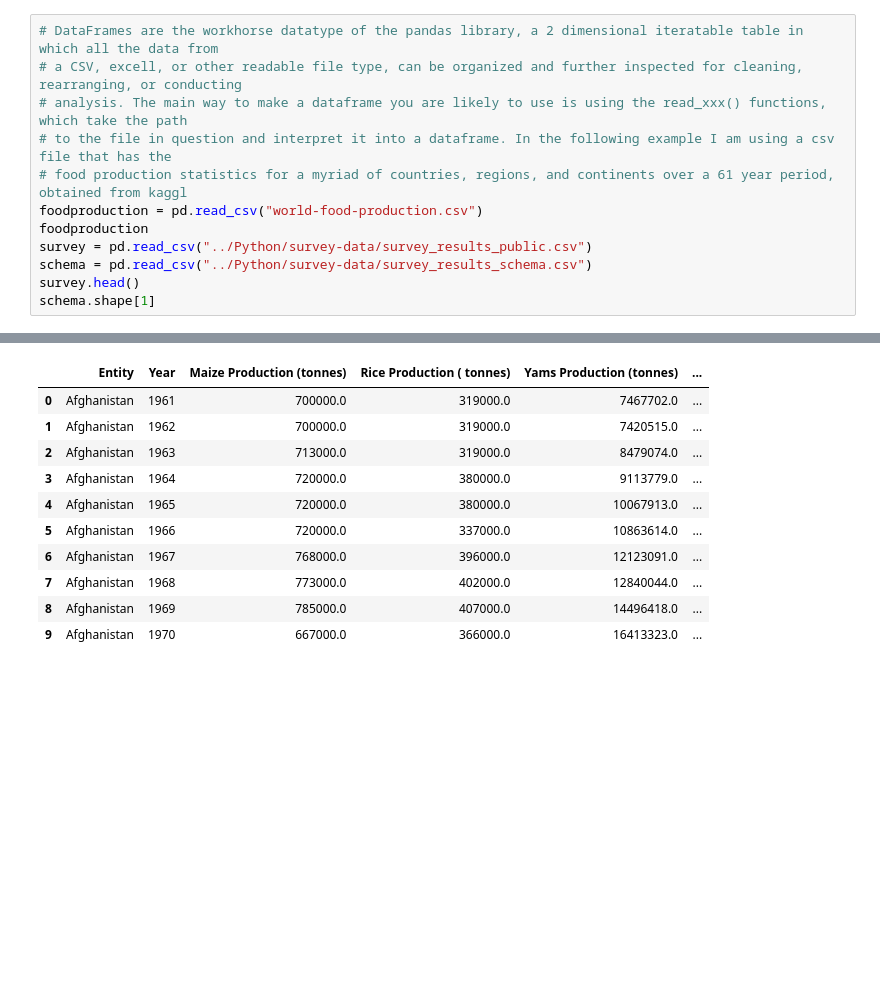
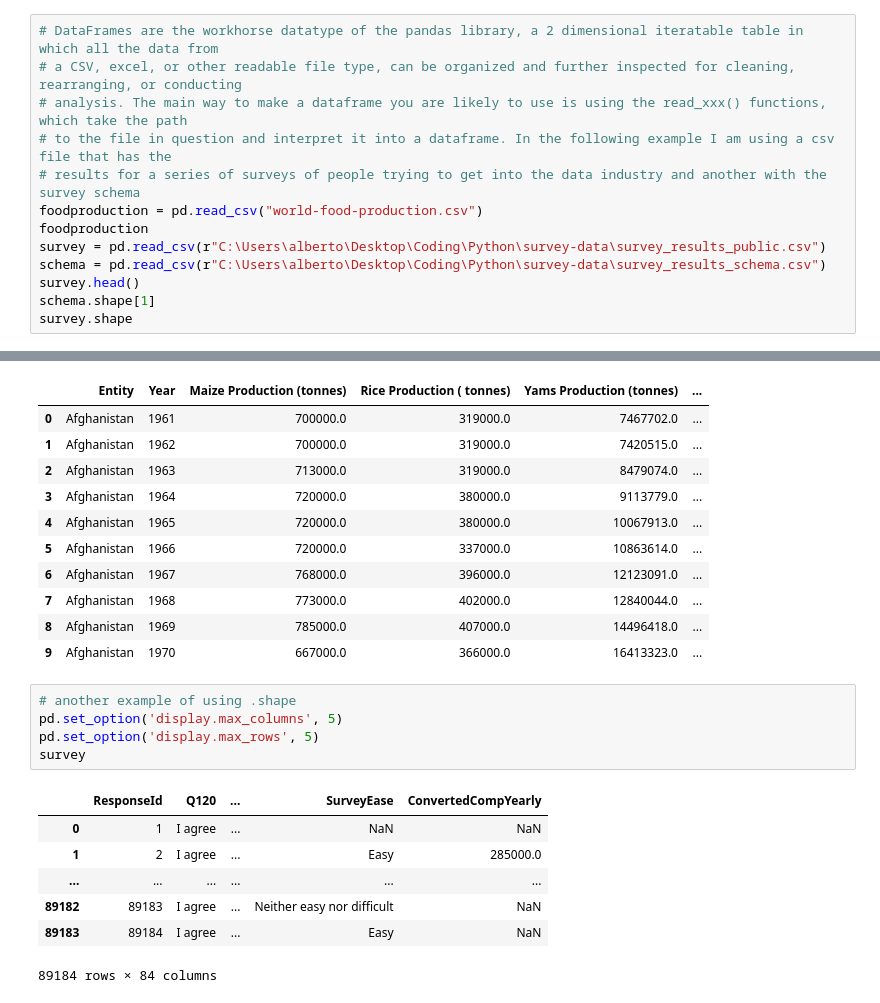
Before and after one commit to Maldior/hello-pandas, a Jupyter notebook: dataframes- and-series.ipynb, the cells around one changed output, grey strips where cells are left out. Drawn from its saved outputs; the diff is of its cells as text; blank space fills up the shorter version.

Commit message:
refresher and minor examples after the holidays

```diff
--- a/dataframes- and-series.ipynb
+++ b/dataframes- and-series.ipynb
@@ -2,14 +2,15 @@
 import pandas as pd
 # %%
 # DataFrames are the workhorse datatype of the pandas library, a 2 dimensional iteratable table in which all the data from
-# a CSV, excell, or other readable file type, can be organized and further inspected for cleaning, rearranging, or conducting
+# a CSV, excel, or other readable file type, can be organized and further inspected for cleaning, rearranging, or conducting
 # analysis. The main way to make a dataframe you are likely to use is using the read_xxx() functions, which take the path
 # to the file in question and interpret it into a dataframe. In the following example I am using a csv file that has the
-# food production statistics for a myriad of countries, regions, and continents over a 61 year period, obtained from kaggl
+# results for a series of surveys of people trying to get into the data industry and another with the survey schema
 foodproduction = pd.read_csv("world-food-production.csv")
 foodproduction
-survey = pd.read_csv("../Python/survey-data/survey_results_public.csv")
-schema = pd.read_csv("../Python/survey-data/survey_results_schema.csv")
+survey = pd.read_csv(r"C:\Users\alberto\Desktop\Coding\Python\survey-data\survey_results_public.csv")
+schema = pd.read_csv(r"C:\Users\alberto\Desktop\Coding\Python\survey-data\survey_results_schema.csv")
 survey.head()
 schema.shape[1]
+survey.shape
 # %% [output]
@@ -61,3 +82,16 @@ memory usage: 2.2+ MB
 | 7 | Afghanistan | 1968 | 773000.0 | 402000.0 | 12840044.0 | ... |
 | 8 | Afghanistan | 1969 | 785000.0 | 407000.0 | 14496418.0 | ... |
 | 9 | Afghanistan | 1970 | 667000.0 | 366000.0 | 16413323.0 | ... |
+# %%
+# another example of using .shape
+pd.set_option('display.max_columns', 5)
+pd.set_option('display.max_rows', 5)
+survey
+# %% [output]
+|  | ResponseId | Q120 | ... | SurveyEase | ConvertedCompYearly |
+| 0 | 1 | I agree | ... | NaN | NaN |
+| 1 | 2 | I agree | ... | Easy | 285000.0 |
+| ... | ... | ... | ... | ... | ... |
+| 89182 | 89183 | I agree | ... | Neither easy nor difficult | NaN |
+| 89183 | 89184 | I agree | ... | Easy | NaN |
+89184 rows × 84 columns
```
Also changed, not shown: parts of 2 cells of this notebook.
